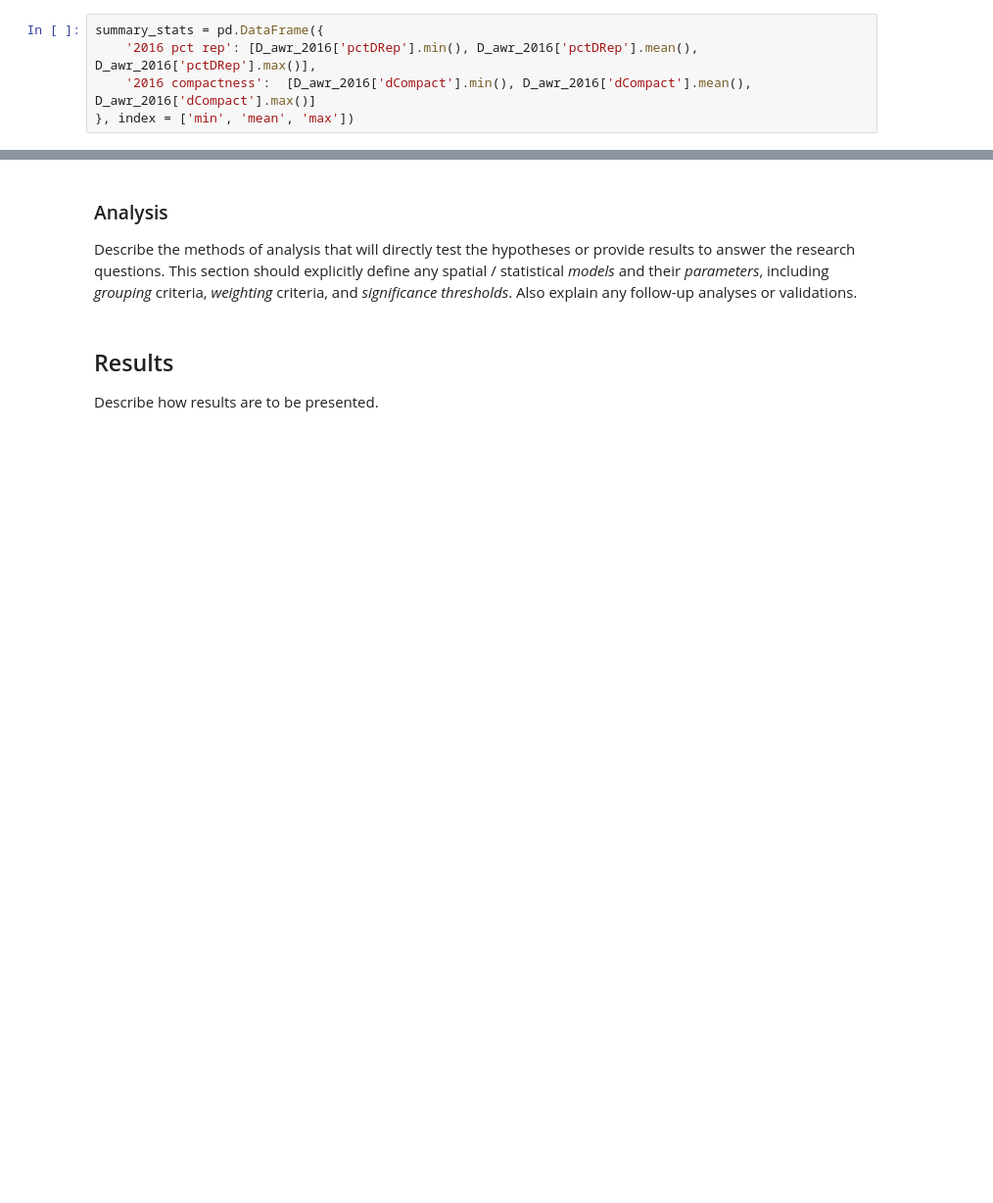
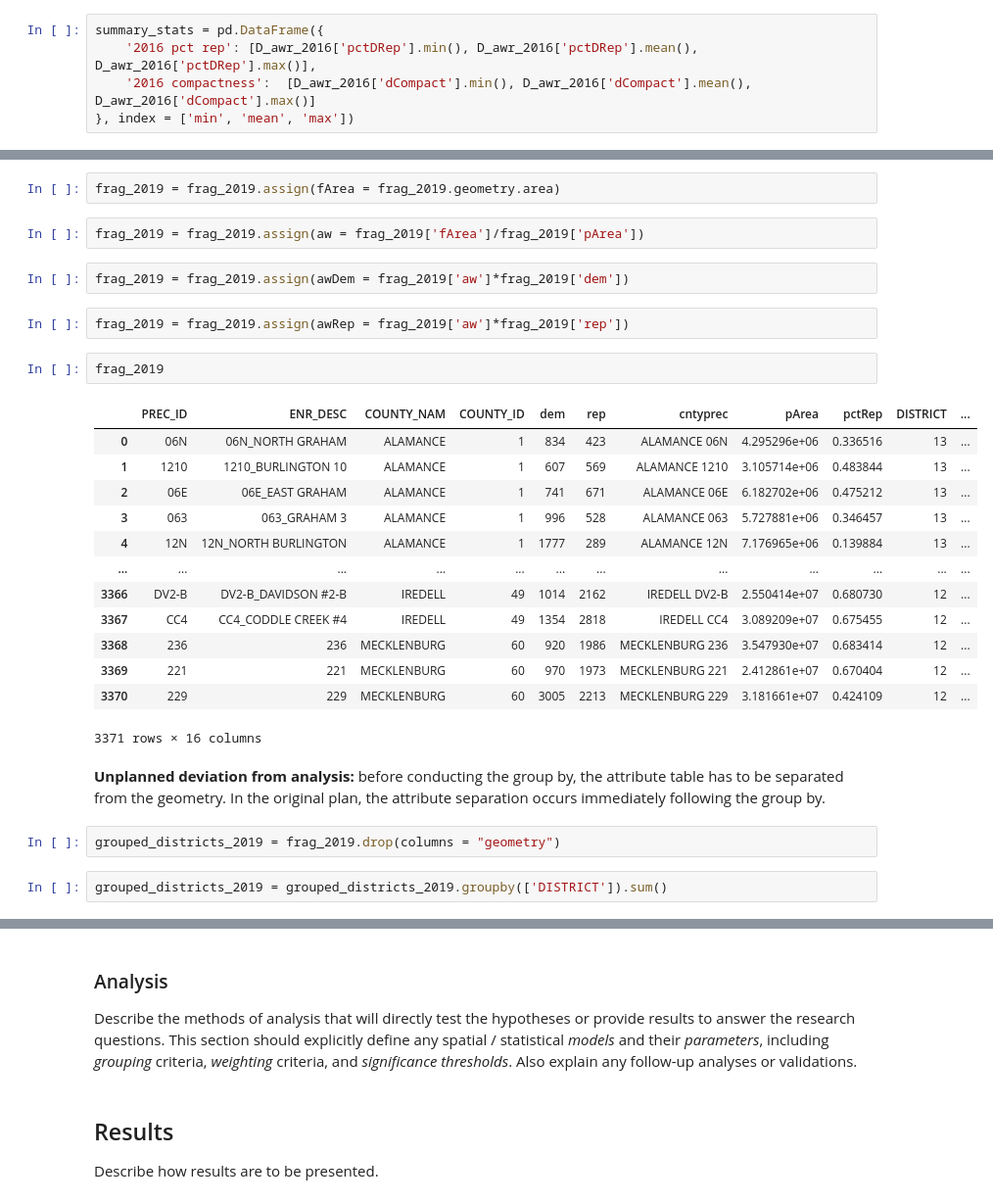
Before and after one commit to gsokolow/Rpr-120Lab-Gerrymandering, a Jupyter notebook: procedure/code/01-Jupyter_notebook.ipynb, the cells around one changed output, grey strips where cells are left out. Shown: that part at 98% size. Saved outputs shown, nothing was run; the diff lists cells and outputs as text; blank space fills up the shorter version.

Commit message:
a few updates to analysis plan, 2019 running up until summary stats

```diff
--- a/procedure/code/01-Jupyter_notebook.ipynb
+++ b/procedure/code/01-Jupyter_notebook.ipynb
@@ -308,0 +346,30 @@ summary_stats = pd.DataFrame({
+# %%
+frag_2019 = frag_2019.assign(fArea = frag_2019.geometry.area)
+# %%
+frag_2019 = frag_2019.assign(aw = frag_2019['fArea']/frag_2019['pArea'])
+# %%
+frag_2019 = frag_2019.assign(awDem = frag_2019['aw']*frag_2019['dem'])
+# %%
+frag_2019 = frag_2019.assign(awRep = frag_2019['aw']*frag_2019['rep'])
+# %%
+frag_2019
+# %% [output]
+|  | PREC_ID | ENR_DESC | COUNTY_NAM | COUNTY_ID | dem | rep | cntyprec | pArea | pctRep | DISTRICT | ... |
+| 0 | 06N | 06N_NORTH GRAHAM | ALAMANCE | 1 | 834 | 423 | ALAMANCE 06N | 4.295296e+06 | 0.336516 | 13 | ... |
+| 1 | 1210 | 1210_BURLINGTON 10 | ALAMANCE | 1 | 607 | 569 | ALAMANCE 1210 | 3.105714e+06 | 0.483844 | 13 | ... |
+| 2 | 06E | 06E_EAST GRAHAM | ALAMANCE | 1 | 741 | 671 | ALAMANCE 06E | 6.182702e+06 | 0.475212 | 13 | ... |
+| 3 | 063 | 063_GRAHAM 3 | ALAMANCE | 1 | 996 | 528 | ALAMANCE 063 | 5.727881e+06 | 0.346457 | 13 | ... |
+| 4 | 12N | 12N_NORTH BURLINGTON | ALAMANCE | 1 | 1777 | 289 | ALAMANCE 12N | 7.176965e+06 | 0.139884 | 13 | ... |
+| ... | ... | ... | ... | ... | ... | ... | ... | ... | ... | ... | ... |
+| 3366 | DV2-B | DV2-B_DAVIDSON #2-B | IREDELL | 49 | 1014 | 2162 | IREDELL DV2-B | 2.550414e+07 | 0.680730 | 12 | ... |
+| 3367 | CC4 | CC4_CODDLE CREEK #4 | IREDELL | 49 | 1354 | 2818 | IREDELL CC4 | 3.089209e+07 | 0.675455 | 12 | ... |
+| 3368 | 236 | 236 | MECKLENBURG | 60 | 920 | 1986 | MECKLENBURG 236 | 3.547930e+07 | 0.683414 | 12 | ... |
+| 3369 | 221 | 221 | MECKLENBURG | 60 | 970 | 1973 | MECKLENBURG 221 | 2.412861e+07 | 0.670404 | 12 | ... |
+| 3370 | 229 | 229 | MECKLENBURG | 60 | 3005 | 2213 | MECKLENBURG 229 | 3.181661e+07 | 0.424109 | 12 | ... |
+3371 rows × 16 columns
+# %% [markdown]
+**Unplanned deviation from analysis:** before conducting the group by, the attribute table has to be separated from the geometry. In the original plan, the attribute separation occurs immediately following the group by.
+# %%
+grouped_districts_2019 = frag_2019.drop(columns = "geometry")
+# %%
+grouped_districts_2019 = grouped_districts_2019.groupby(['DISTRICT']).sum()
```
Also changed, not shown: parts of 43 cells of this notebook, 12 other files.
